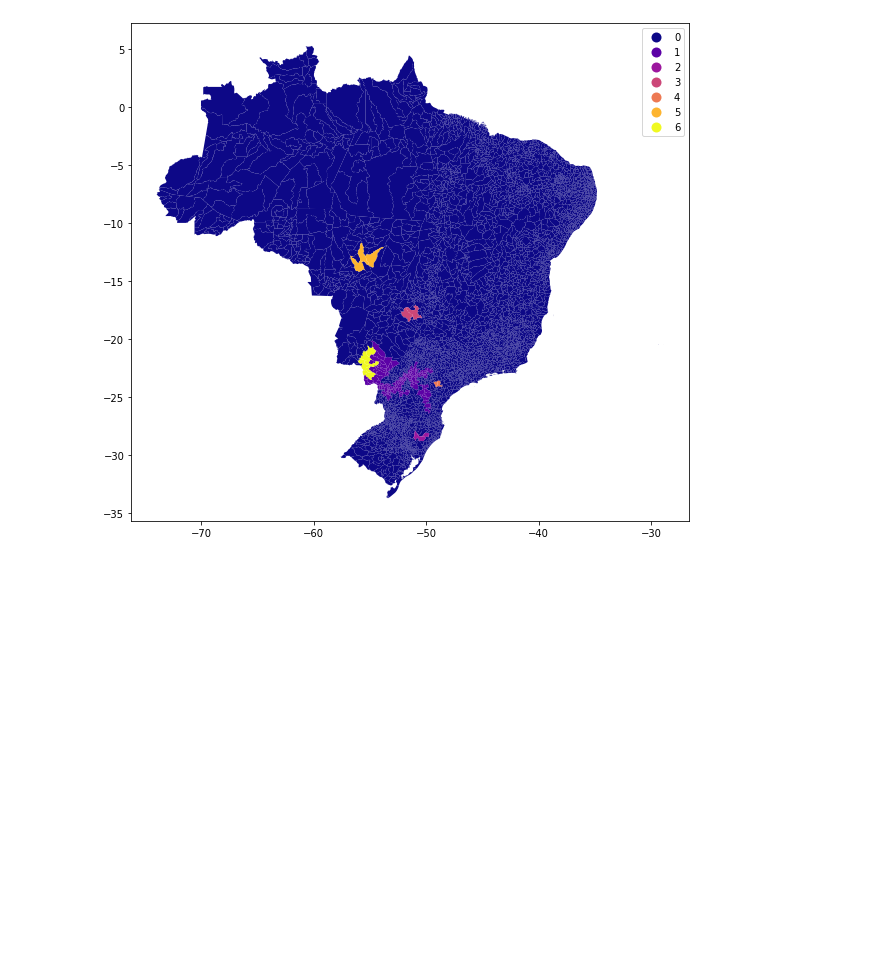
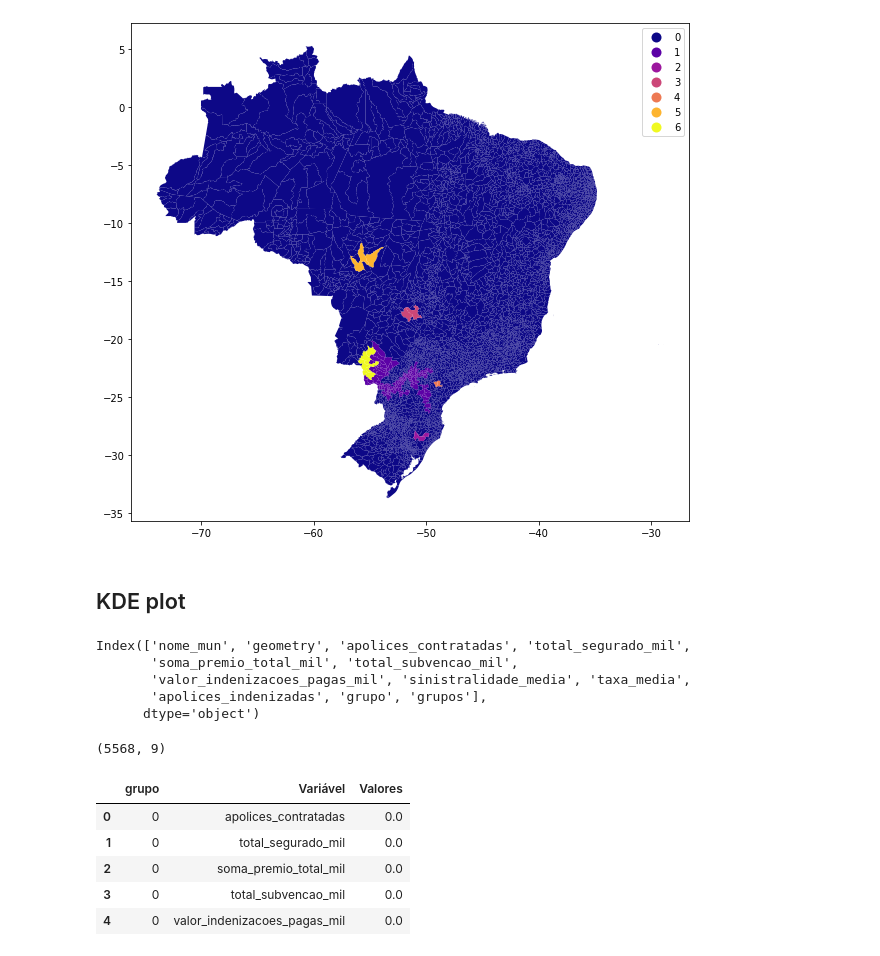
Before and after one commit to walefmachado/spatial-cluster, a Jupyter notebook: scripts/brasil/cluster_brasil.ipynb, the cells around one changed output. Saved outputs shown, nothing was run; the diff lists cells and outputs as text; code cells hidden in the pictures; blank space fills up the shorter version.

```diff
--- a/scripts/brasil/cluster_brasil.ipynb
+++ b/scripts/brasil/cluster_brasil.ipynb
@@ -368,3 +368,13 @@ dados_cluster['grupo'] = dados_cluster['grupo'].astype('category')
 dados_cluster.plot(column='grupo', figsize=(10, 10), legend=True, cmap='plasma'); # , cmap='OrRd'
 # %% [output]
 [figure]
+# %% [markdown]
+## KDE plot
+# %%
+dados_cluster.columns
+# %% [output]
+Index(['nome_mun', 'geometry', 'apolices_contratadas', 'total_segurado_mil',
+       'soma_premio_total_mil', 'total_subvencao_mil',
+       'valor_indenizacoes_pagas_mil', 'sinistralidade_media', 'taxa_media',
+       'apolices_indenizadas', 'grupo', 'grupos'],
+      dtype='object')
@@ -370,0 +383,4 @@ dados_cluster.plot(column='grupo', figsize=(10, 10), legend=True, cmap='plasma')
+# %%
+dados_plots.shape
+# %% [output]
+(5568, 9)
@@ -370,0 +400,9 @@ dados_cluster.plot(column='grupo', figsize=(10, 10), legend=True, cmap='plasma')
+# %%
+tidy_db.head()
+# %% [output]
+|  | grupo | Variável | Valores |
+| 0 | 0 | apolices_contratadas | 0.0 |
+| 1 | 0 | total_segurado_mil | 0.0 |
+| 2 | 0 | soma_premio_total_mil | 0.0 |
+| 3 | 0 | total_subvencao_mil | 0.0 |
+| 4 | 0 | valor_indenizacoes_pagas_mil | 0.0 |
```
Also changed, not shown: parts of 4 cells of this notebook, 5 other files.
